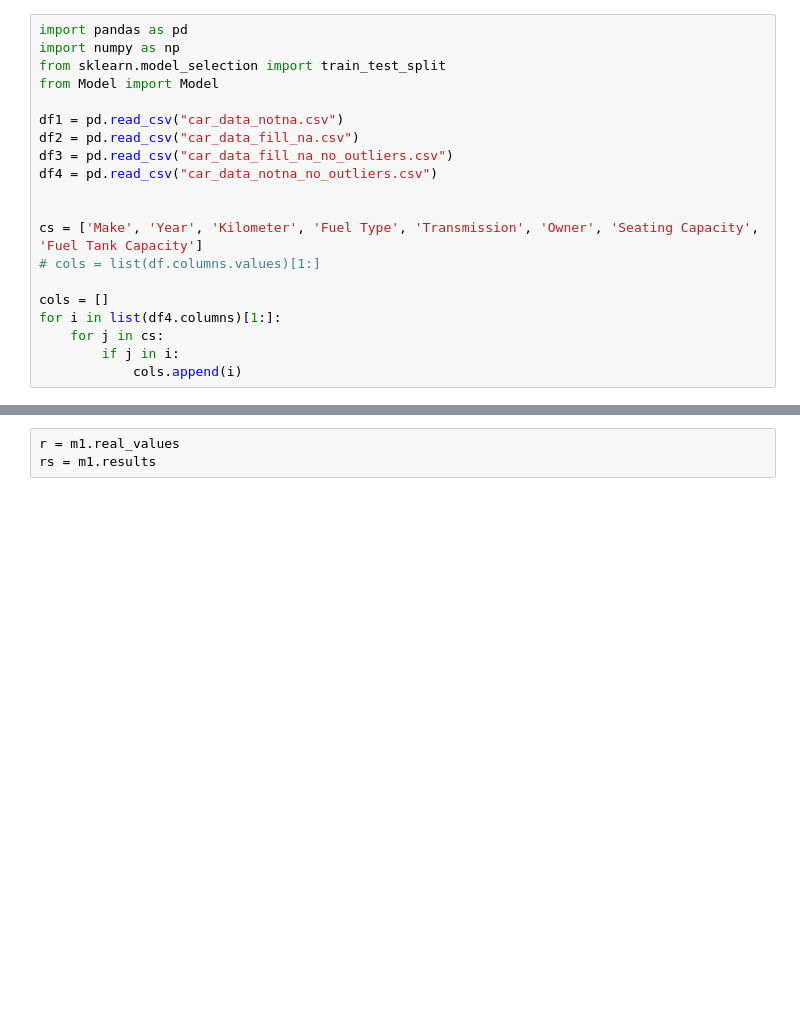
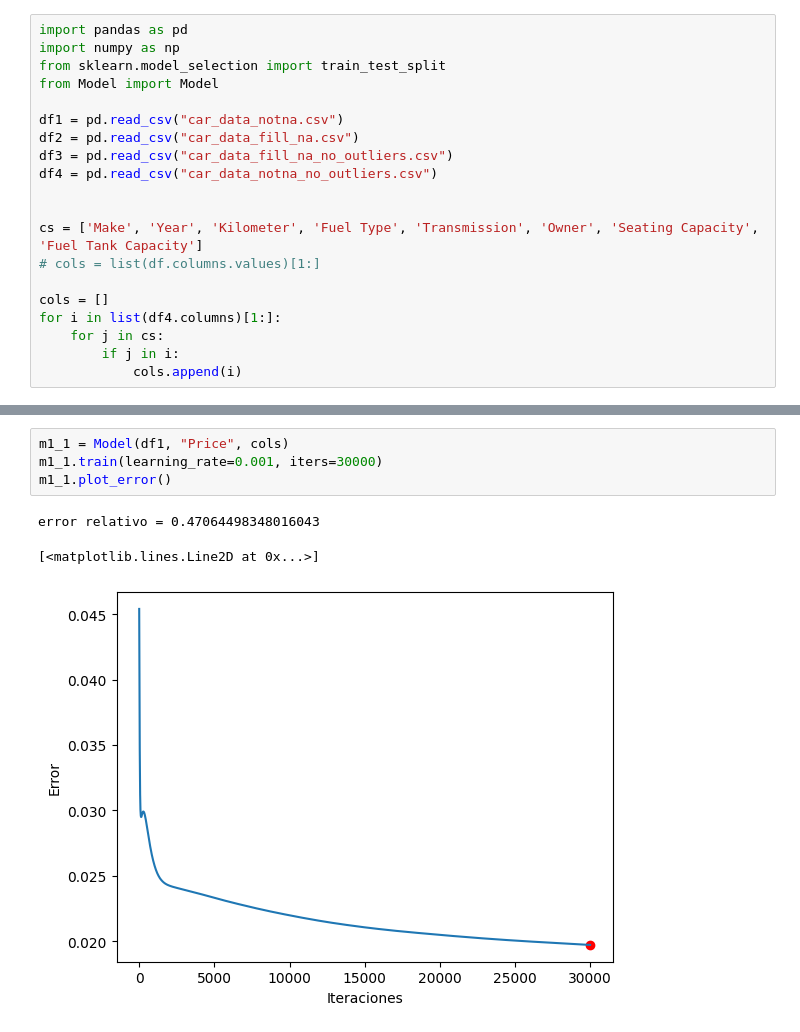
Before and after one commit to Gchaurio/CI5438-Proyecto1, a Jupyter notebook: descenso_gradiente_pruebas.ipynb, the cells around one changed output, grey strips where cells are left out. Drawn from its saved outputs; the diff is of its cells as text; blank space fills up the shorter version.

```diff
--- a/descenso_gradiente_pruebas.ipynb
+++ b/descenso_gradiente_pruebas.ipynb
@@ -52,3 +35,8 @@ error relativo = 0.29940510598698894
-# %%
-r = m1.real_values
-rs = m1.results
+# %%
+m1_1 = Model(df1, "Price", cols)
+m1_1.train(learning_rate=0.001, iters=30000)
+m1_1.plot_error()
+# %% [output]
+error relativo = 0.47064498348016043
+[<matplotlib.lines.Line2D at 0x...>]
+[figure, added]
```
Also changed, not shown: parts of 21 cells of this notebook.
